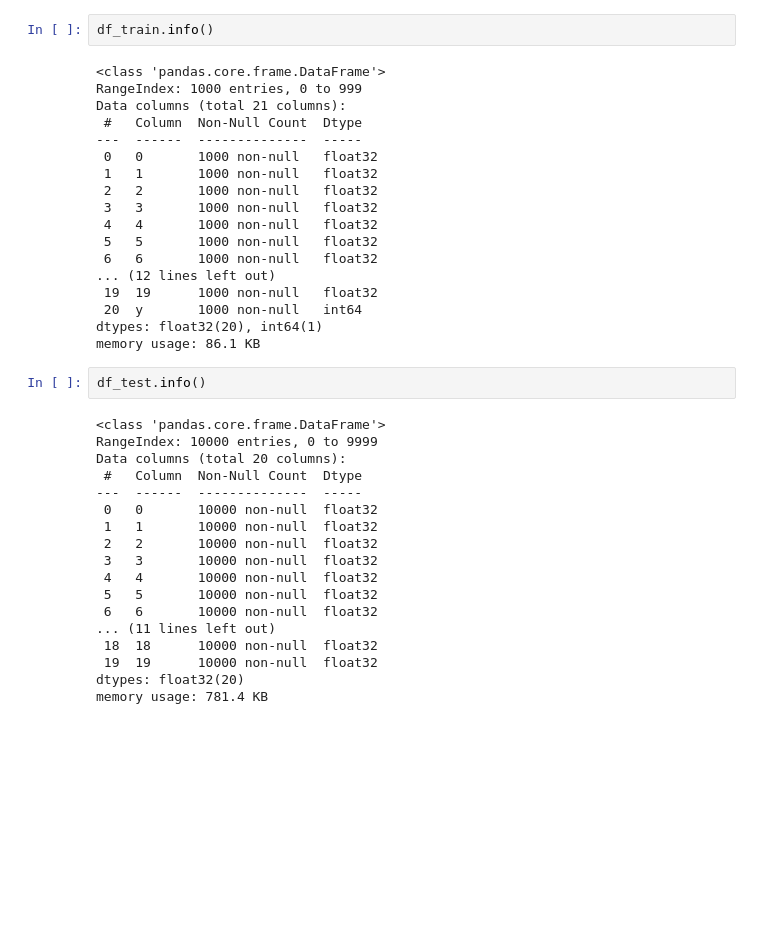
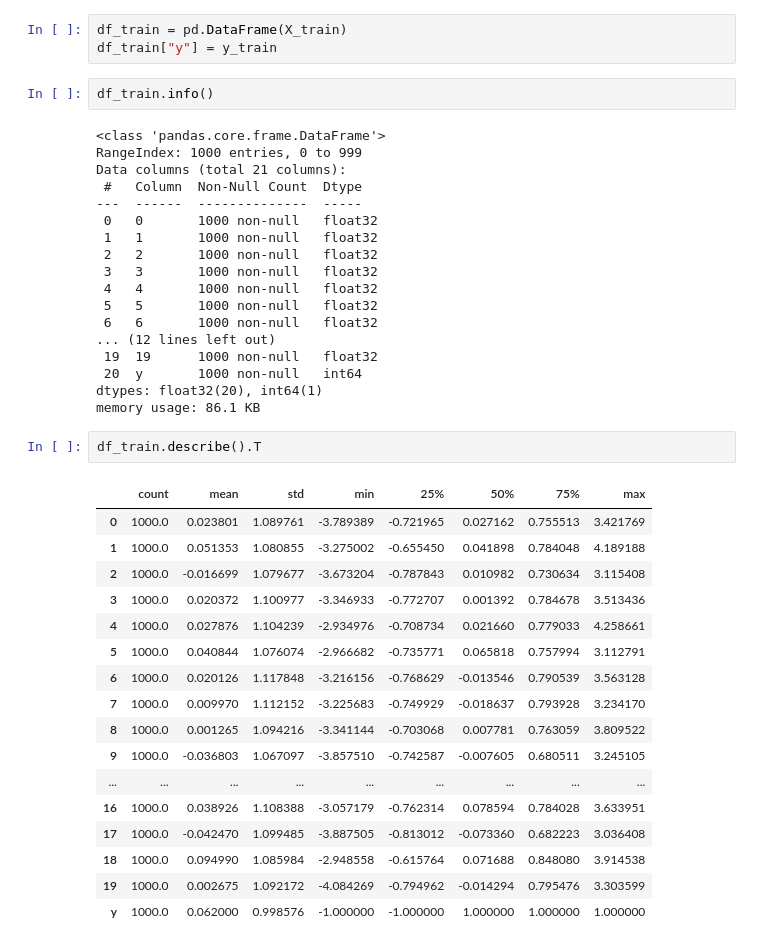
Before and after one commit to criss201x/hierarchical_Clustering_for_Dummies, a Jupyter notebook: unified_clustering_techniques.ipynb, the cells around one changed output. Drawn from its saved outputs; the diff is of its cells as text; blank space fills up the shorter version.

```diff
--- a/unified_clustering_techniques.ipynb
+++ b/unified_clustering_techniques.ipynb
@@ -36,40 +18,43 @@ datasets_np, df_train, df_test, train_bunch, test_bunch = cargar_mat("dato_talle
 # %%
-df_train.info()
+df_train = pd.DataFrame(X_train)
+df_train["y"] = y_train
-# %% [output]
-<class 'pandas.core.frame.DataFrame'>
-RangeIndex: 1000 entries, 0 to 999
-Data columns (total 21 columns):
- #   Column  Non-Null Count  Dtype
----  ------  --------------  -----
- 0   0       1000 non-null   float32
- 1   1       1000 non-null   float32
- 2   2       1000 non-null   float32
- 3   3       1000 non-null   float32
- 4   4       1000 non-null   float32
- 5   5       1000 non-null   float32
- 6   6       1000 non-null   float32
-... (12 lines left out)
- 19  19      1000 non-null   float32
- 20  y       1000 non-null   int64
-dtypes: float32(20), int64(1)
-memory usage: 86.1 KB
 # %%
-df_test.info()
+df_train.info()
 # %% [output]
 <class 'pandas.core.frame.DataFrame'>
-RangeIndex: 10000 entries, 0 to 9999
-Data columns (total 20 columns):
+RangeIndex: 1000 entries, 0 to 999
+Data columns (total 21 columns):
  #   Column  Non-Null Count  Dtype
 ---  ------  --------------  -----
- 0   0       10000 non-null  float32
- 1   1       10000 non-null  float32
- 2   2       10000 non-null  float32
- 3   3       10000 non-null  float32
- 4   4       10000 non-null  float32
- 5   5       10000 non-null  float32
- 6   6       10000 non-null  float32
-... (11 lines left out)
- 18  18      10000 non-null  float32
- 19  19      10000 non-null  float32
-dtypes: float32(20)
-memory usage: 781.4 KB
+ 0   0       1000 non-null   float32
+ 1   1       1000 non-null   float32
+ 2   2       1000 non-null   float32
+ 3   3       1000 non-null   float32
+ 4   4       1000 non-null   float32
+ 5   5       1000 non-null   float32
+ 6   6       1000 non-null   float32
+... (12 lines left out)
+ 19  19      1000 non-null   float32
+ 20  y       1000 non-null   int64
+dtypes: float32(20), int64(1)
+memory usage: 86.1 KB
+# %%
+df_train.describe().T
+# %% [output]
+|  | count | mean | std | min | 25% | 50% | 75% | max |
+| 0 | 1000.0 | 0.023801 | 1.089761 | -3.789389 | -0.721965 | 0.027162 | 0.755513 | 3.421769 |
+| 1 | 1000.0 | 0.051353 | 1.080855 | -3.275002 | -0.655450 | 0.041898 | 0.784048 | 4.189188 |
+| 2 | 1000.0 | -0.016699 | 1.079677 | -3.673204 | -0.787843 | 0.010982 | 0.730634 | 3.115408 |
+| 3 | 1000.0 | 0.020372 | 1.100977 | -3.346933 | -0.772707 | 0.001392 | 0.784678 | 3.513436 |
+| 4 | 1000.0 | 0.027876 | 1.104239 | -2.934976 | -0.708734 | 0.021660 | 0.779033 | 4.258661 |
+| 5 | 1000.0 | 0.040844 | 1.076074 | -2.966682 | -0.735771 | 0.065818 | 0.757994 | 3.112791 |
+| 6 | 1000.0 | 0.020126 | 1.117848 | -3.216156 | -0.768629 | -0.013546 | 0.790539 | 3.563128 |
+| 7 | 1000.0 | 0.009970 | 1.112152 | -3.225683 | -0.749929 | -0.018637 | 0.793928 | 3.234170 |
+| 8 | 1000.0 | 0.001265 | 1.094216 | -3.341144 | -0.703068 | 0.007781 | 0.763059 | 3.809522 |
+| 9 | 1000.0 | -0.036803 | 1.067097 | -3.857510 | -0.742587 | -0.007605 | 0.680511 | 3.245105 |
+| ... | ... | ... | ... | ... | ... | ... | ... | ... |
+| 16 | 1000.0 | 0.038926 | 1.108388 | -3.057179 | -0.762314 | 0.078594 | 0.784028 | 3.633951 |
+| 17 | 1000.0 | -0.042470 | 1.099485 | -3.887505 | -0.813012 | -0.073360 | 0.682223 | 3.036408 |
+| 18 | 1000.0 | 0.094990 | 1.085984 | -2.948558 | -0.615764 | 0.071688 | 0.848080 | 3.914538 |
+| 19 | 1000.0 | 0.002675 | 1.092172 | -4.084269 | -0.794962 | -0.014294 | 0.795476 | 3.303599 |
+| y | 1000.0 | 0.062000 | 0.998576 | -1.000000 | -1.000000 | 1.000000 | 1.000000 | 1.000000 |
```
Also changed, not shown: parts of 9 cells of this notebook, 2 other files.
